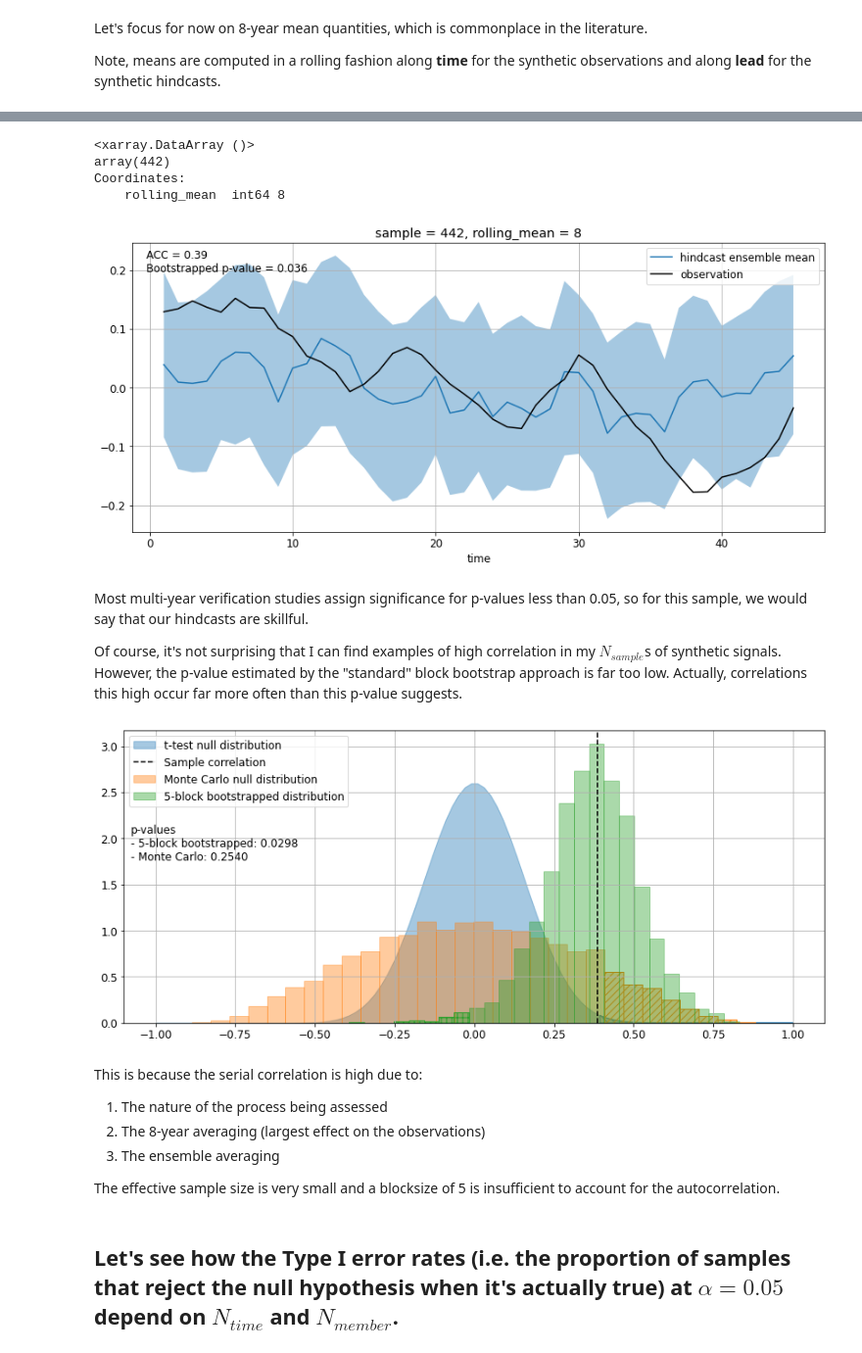
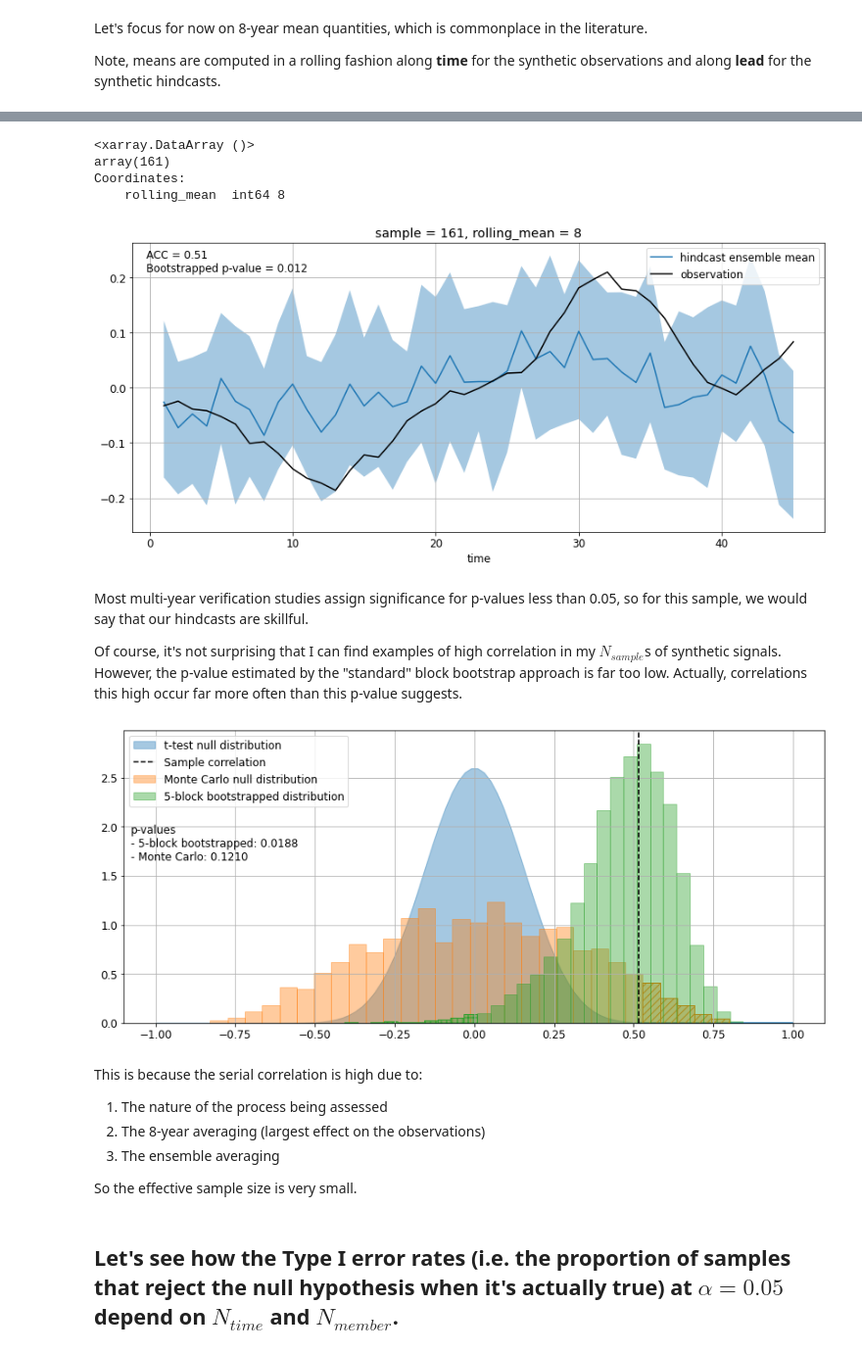
Before and after one commit to dougiesquire/Squire_2022_correlation, a Jupyter notebook: notebooks/exploratory/demo_Tim.ipynb, the cells around one changed output, grey strips where cells are left out. Shown at 98% size. Cells and saved outputs as stored; diff of their text form; code cells hidden in the pictures.

```diff
--- a/notebooks/exploratory/demo_Tim.ipynb
+++ b/notebooks/exploratory/demo_Tim.ipynb
@@ -54,7 +49,7 @@ Below, I generate $N_{sample}=5000$ pairs of such signals
 # %%
 N_time = 200
-N_samples = 5000
-N_members = 200
+N_samples = 2000
+N_members = 150
 rolling_means = [4, 8]
 # %%
 %%time
@@ -103,8 +98,8 @@ Note, means are computed in a rolling fashion along **time** for the synthetic o
 Let's do this for one of our pairs of synthetic observations/hindcasts with $N_{time}$ = 45 and $N_{member}$ = 40 (typical values)
 # %%
 N_time = 45
-N_member = 200
-sample = 442
+N_member = 40
+sample = 161
 # %%
 rr, pval = stats.infer_metric(
     fcst.sel(time=slice(N_time), member=slice(N_member - 1), rolling_mean=8),
@@ -116,10 +111,10 @@ rr, pval = stats.infer_metric(
     ),
 )
 # %%
-abs(pval.where(rr > 0) - 0.03).argmin()
+abs(pval.where(rr > 0) - 0.02).argmin()
 # %% [output]
 <xarray.DataArray ()>
-array(442)
+array(161)
 Coordinates:
     rolling_mean  int64 8
 # %%
@@ -160,20 +155,24 @@ plt.text(
 plt.grid()
 _ = plt.legend(loc="upper right")
 # %% [output]
-[figure, old version]
+[figure, new version]
 # %% [markdown]
 Most multi-year verification studies assign significance for p-values less than 0.05, so for this sample, we would say that our hindcasts are skillful.
 
 Of course, it's not surprising that I can find examples of high correlation in my $N_{sample}$s of synthetic signals. However, the p-value estimated by the "standard" block bootstrap approach is far too low. Actually, correlations this high occur far more often than this p-value suggests.
 # %%
 plot.pearson_r_distributions(
-    fcst.sel(time=slice(N_time), member=slice(N_member - 1), rolling_mean=8),
+    fcst.sel(
+        time=slice(N_time),
+        member=slice(N_member - 1),
+        rolling_mean=8,
+    ),
     obsv.sel(time=slice(N_time), rolling_mean=8),
     sample,
     block=5,
 )
 # %% [output]
-[figure, old version]
+[figure, new version]
 # %% [markdown]
 This is because the serial correlation is high due to:
 
@@ -181,7 +180,7 @@ This is because the serial correlation is high due to:
 2. The 8-year averaging (largest effect on the observations)
 3. The ensemble averaging
 
-The effective sample size is very small and a blocksize of 5 is insufficient to account for the autocorrelation.
+So the effective sample size is very small.
 # %% [markdown]
 ## Let's see how the Type I error rates (i.e. the proportion of samples that reject the null hypothesis when it's actually true) at $\alpha = 0.05$ depend on $N_{time}$ and $N_{member}$.
 # %%
```
Also changed, not shown: parts of 22 cells of this notebook, 2 other files.
